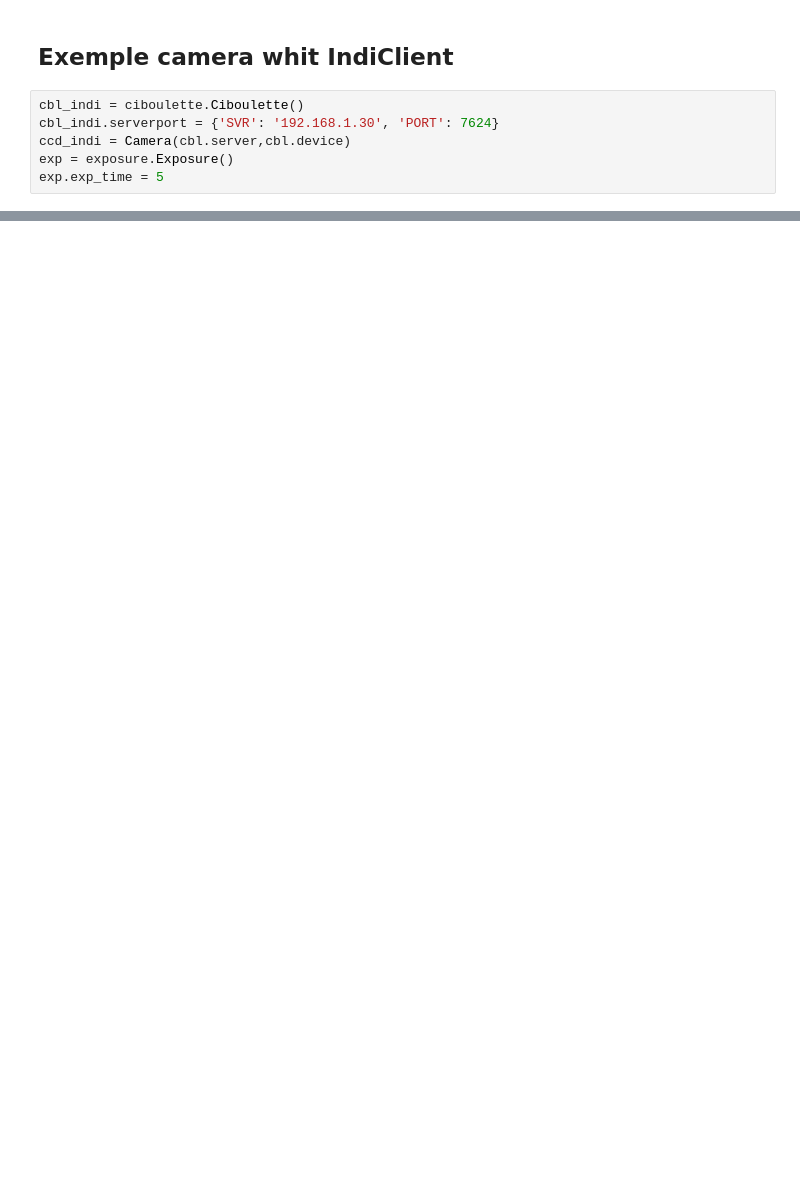
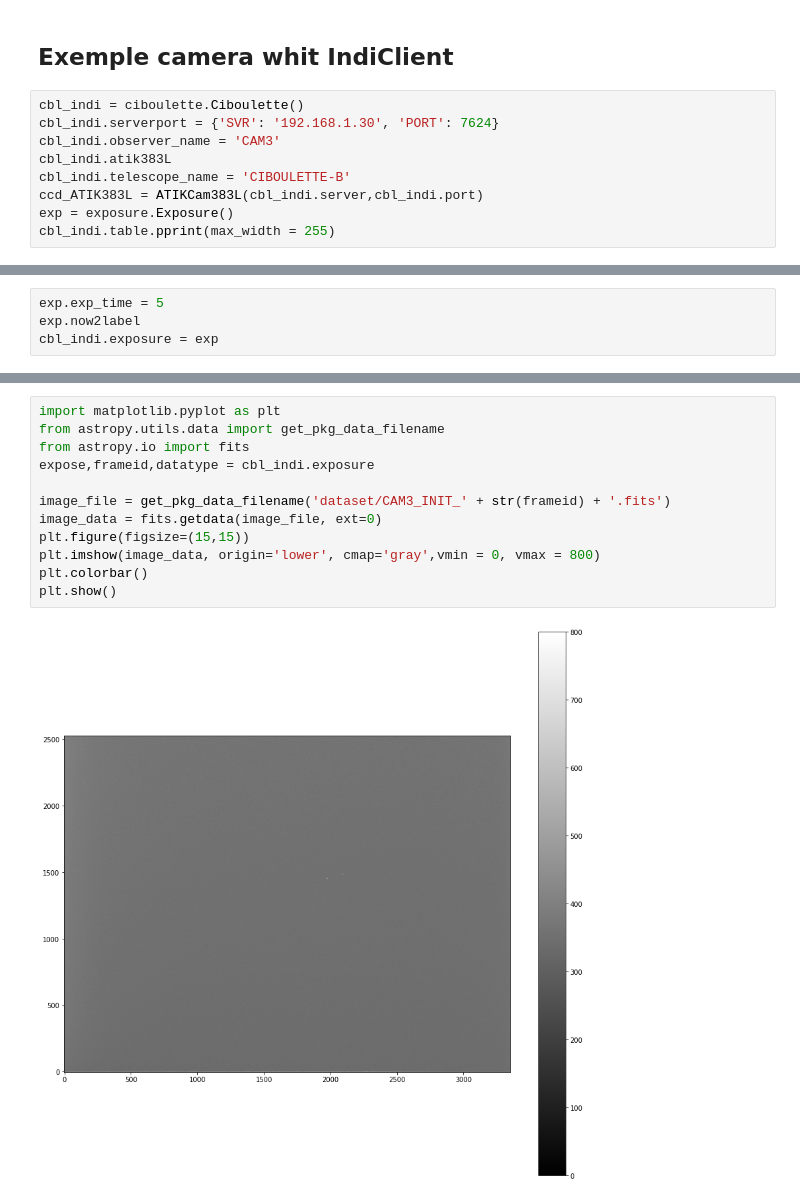
Before and after one commit to dtouzan/ciboulette, a Jupyter notebook: notebook/exemple-camera.ipynb, the cells around one changed output, grey strips where cells are left out. Saved outputs shown, nothing was run; the diff lists cells and outputs as text; blank space fills up the shorter version.

Commit message:
update exemple camera

```diff
--- a/notebook/exemple-camera.ipynb
+++ b/notebook/exemple-camera.ipynb
@@ -132,6 +135,9 @@ RADESYS = 'ICRS'               / Equatorial coordinate system
 # %%
 cbl_indi = ciboulette.Ciboulette()
 cbl_indi.serverport = {'SVR': '192.168.1.30', 'PORT': 7624}
-ccd_indi = Camera(cbl.server,cbl.device)
+cbl_indi.observer_name = 'CAM3'
+cbl_indi.atik383L
+cbl_indi.telescope_name = 'CIBOULETTE-B'
+ccd_ATIK383L = ATIKCam383L(cbl_indi.server,cbl_indi.port)
 exp = exposure.Exposure()
-exp.exp_time = 5
+cbl_indi.table.pprint(max_width = 255)
@@ -137,0 +148,4 @@ exp.exp_time = 5
+# %%
+exp.exp_time = 5
+exp.now2label
+cbl_indi.exposure = exp
@@ -137,0 +174,14 @@ exp.exp_time = 5
+# %%
+import matplotlib.pyplot as plt
+from astropy.utils.data import get_pkg_data_filename
+from astropy.io import fits
+expose,frameid,datatype = cbl_indi.exposure
+
+image_file = get_pkg_data_filename('dataset/CAM3_INIT_' + str(frameid) + '.fits')
+image_data = fits.getdata(image_file, ext=0)
+plt.figure(figsize=(15,15))
+plt.imshow(image_data, origin='lower', cmap='gray',vmin = 0, vmax = 800)
+plt.colorbar()
+plt.show()
+# %% [output]
+[figure, added]
```
Also changed, not shown: parts of 18 cells of this notebook.
